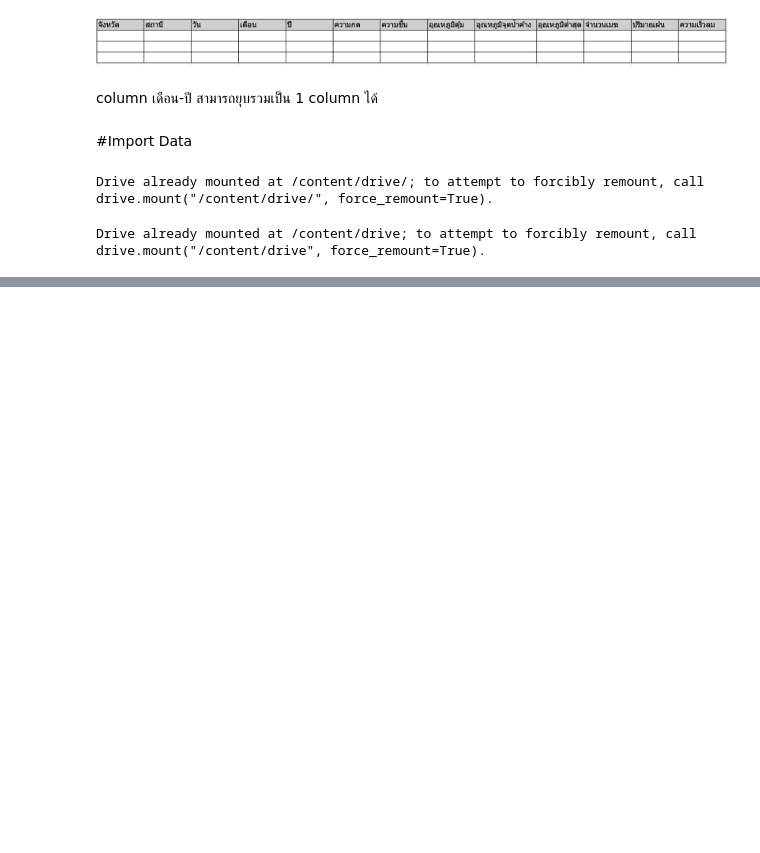
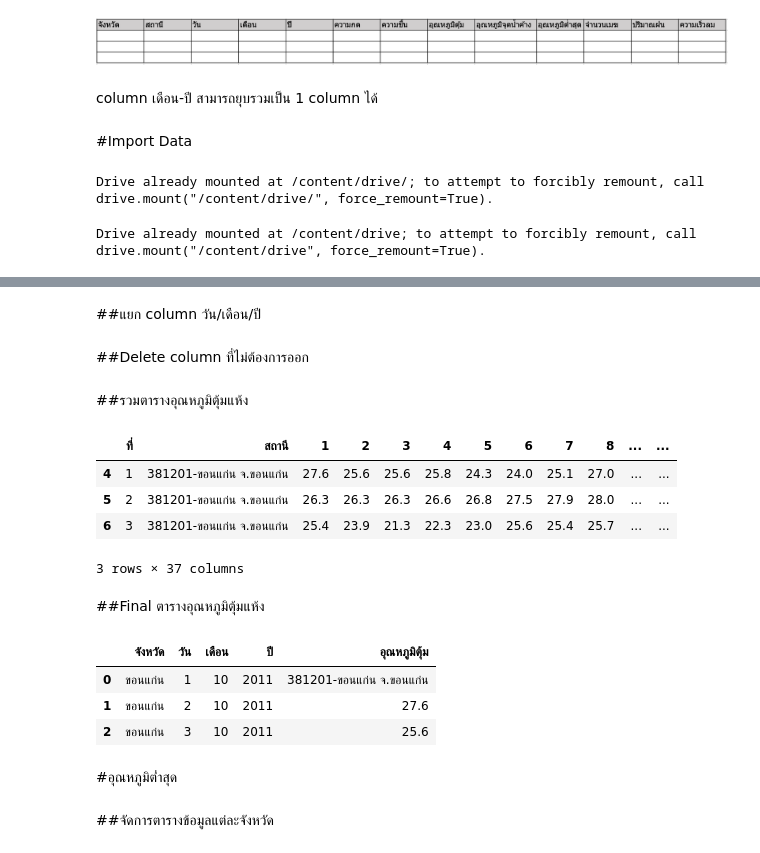
Before and after one commit to Aomaphisara/bsc_dpdm22, a Jupyter notebook: Quiz_Group_5_20_of_Midterm.ipynb, the cells around one changed output, grey strips where cells are left out. Drawn from its saved outputs; the diff is of its cells as text; code cells hidden in the pictures; blank space fills up the shorter version.

```diff
--- a/Quiz_Group_5_20_of_Midterm.ipynb
+++ b/Quiz_Group_5_20_of_Midterm.ipynb
@@ -460,0 +35,6 @@ sk_wind[['จังหวัด', 'สถานี', 'เดือน', 'ปี'
+# %%
+kk_DL.drop([0,1,2,3], inplace= True)
+nkp_DL.drop([0,1,2,3], inplace= True)
+l_DL.drop([0,1,2,3], inplace= True)
+sk_DL.drop([0,1,2,3], inplace= True)
+nk_DL.drop([0,1,2,3], inplace= True)
@@ -460,0 +43,6 @@ sk_wind[['จังหวัด', 'สถานี', 'เดือน', 'ปี'
+# %%
+kk_DL.set_axis(['ที่', 'สถานี','วัน/เดือน/ปี','1','2','3','4','5','6','7','8','9','10','11','12','13','14','15','16','17','18','19','20','21','22','23','24','25','26','27','28','29','30','31','อุณหภูมิตุ้ม'], axis='columns', inplace=True)
+nkp_DL.set_axis(['ที่', 'สถานี','วัน/เดือน/ปี','1','2','3','4','5','6','7','8','9','10','11','12','13','14','15','16','17','18','19','20','21','22','23','24','25','26','27','28','29','30','31','อุณหภูมิตุ้ม'], axis='columns', inplace=True)
+l_DL.set_axis(['ที่', 'สถานี','วัน/เดือน/ปี','1','2','3','4','5','6','7','8','9','10','11','12','13','14','15','16','17','18','19','20','21','22','23','24','25','26','27','28','29','30','31','อุณหภูมิตุ้ม'], axis='columns', inplace=True)
+sk_DL.set_axis(['ที่', 'สถานี','วัน/เดือน/ปี','1','2','3','4','5','6','7','8','9','10','11','12','13','14','15','16','17','18','19','20','21','22','23','24','25','26','27','28','29','30','31','อุณหภูมิตุ้ม'], axis='columns', inplace=True)
+nk_DL.set_axis(['ที่', 'สถานี','วัน/เดือน/ปี','1','2','3','4','5','6','7','8','9','10','11','12','13','14','15','16','17','18','19','20','21','22','23','24','25','26','27','28','29','30','31','อุณหภูมิตุ้ม'], axis='columns', inplace=True)
@@ -460,0 +51,16 @@ sk_wind[['จังหวัด', 'สถานี', 'เดือน', 'ปี'
+# %%
+kk_DL['จังหวัด'] = 'ขอนแก่น'
+nkp_DL['จังหวัด'] = 'นครพนม'
+l_DL['จังหวัด'] = 'เลย'
+sk_DL['จังหวัด'] = 'สกลนคร'
+nk_DL['จังหวัด'] = 'หนองคาย'
+# %% [markdown]
+##แยก column วัน/เดือน/ปี
+# %%
+kk_DL[['ปี','เดือน','วัน']] = kk_DL["วัน/เดือน/ปี"].apply(lambda x: pd.Series(str(x).split("-")))
+nkp_DL[['ปี','เดือน','วัน']] = nkp_DL["วัน/เดือน/ปี"].apply(lambda x: pd.Series(str(x).split("-")))
+l_DL[['ปี','เดือน','วัน']] = l_DL["วัน/เดือน/ปี"].apply(lambda x: pd.Series(str(x).split("-")))
+sk_DL[['ปี','เดือน','วัน']] = sk_DL["วัน/เดือน/ปี"].apply(lambda x: pd.Series(str(x).split("-")))
+nk_DL[['ปี','เดือน','วัน']] = nk_DL["วัน/เดือน/ปี"].apply(lambda x: pd.Series(str(x).split("-")))
+# %% [markdown]
+##Delete column ที่ไม่ต้องการออก
@@ -460,0 +81,12 @@ sk_wind[['จังหวัด', 'สถานี', 'เดือน', 'ปี'
+# %% [markdown]
+##รวมตารางอุณหภูมิตุ้มแห้ง
+# %%
+all_DL = [kk_DL, nkp_DL, l_DL, sk_DL, nk_DL]
+DL = pd.concat(all_DL)
+DL.head(3)
+# %% [output]
+|  | ที่ | สถานี | 1 | 2 | 3 | 4 | 5 | 6 | 7 | 8 | ... | ... |
+| 4 | 1 | 381201-ขอนแก่น จ.ขอนแก่น | 27.6 | 25.6 | 25.6 | 25.8 | 24.3 | 24.0 | 25.1 | 27.0 | ... | ... |
+| 5 | 2 | 381201-ขอนแก่น จ.ขอนแก่น | 26.3 | 26.3 | 26.3 | 26.6 | 26.8 | 27.5 | 27.9 | 28.0 | ... | ... |
+| 6 | 3 | 381201-ขอนแก่น จ.ขอนแก่น | 25.4 | 23.9 | 21.3 | 22.3 | 23.0 | 25.6 | 25.4 | 25.7 | ... | ... |
+3 rows × 37 columns
@@ -460,0 +99,14 @@ sk_wind[['จังหวัด', 'สถานี', 'เดือน', 'ปี'
+# %% [markdown]
+##Final ตารางอุณหภูมิตุ้มแห้ง
+# %%
+DL_final = pd.DataFrame(allDL, columns=['จังหวัด','วัน','เดือน','ปี','อุณหภูมิตุ้ม'])
+DL_final.head(3)
+# %% [output]
+|  | จังหวัด | วัน | เดือน | ปี | อุณหภูมิตุ้ม |
+| 0 | ขอนแก่น | 1 | 10 | 2011 | 381201-ขอนแก่น จ.ขอนแก่น |
+| 1 | ขอนแก่น | 2 | 10 | 2011 | 27.6 |
+| 2 | ขอนแก่น | 3 | 10 | 2011 | 25.6 |
+# %% [markdown]
+#อุณหภูมิต่ำสุด
+# %% [markdown]
+##จัดการตารางข้อมูลแต่ละจังหวัด
```
Also changed, not shown: parts of 120 cells of this notebook.
